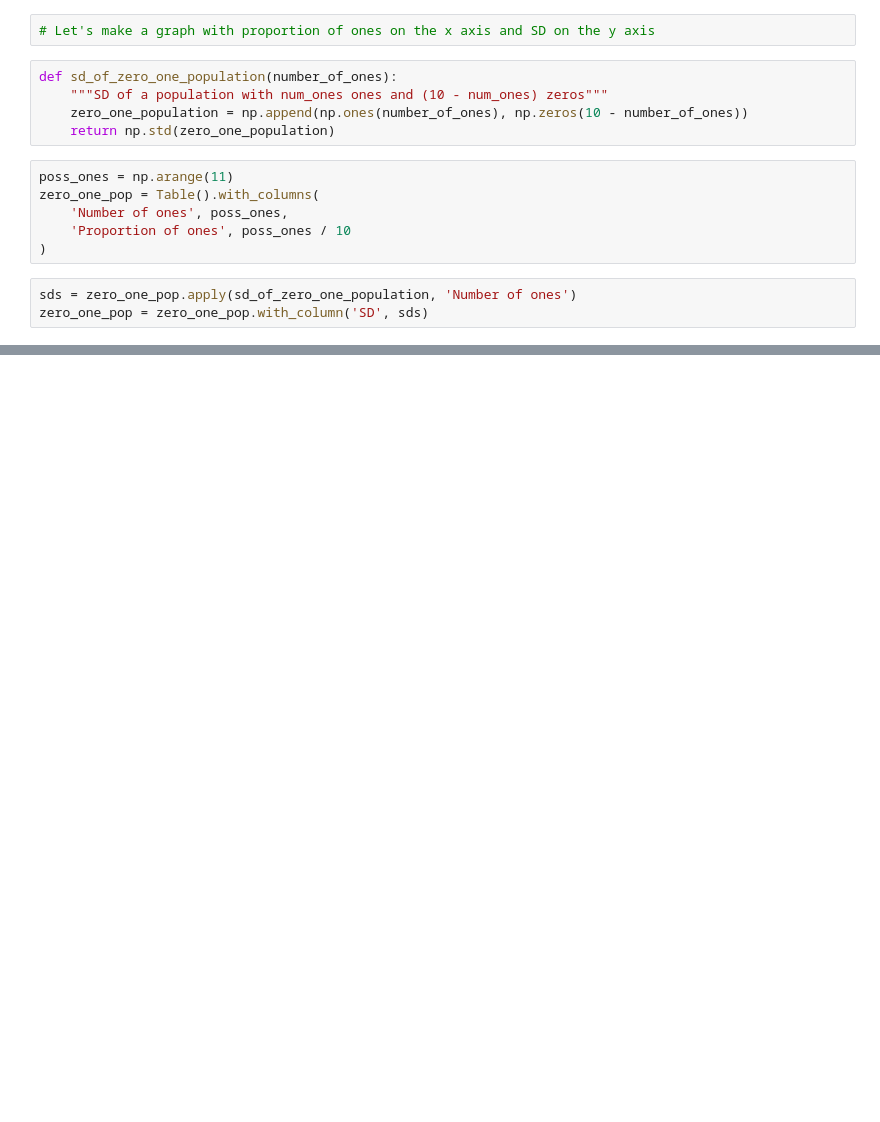
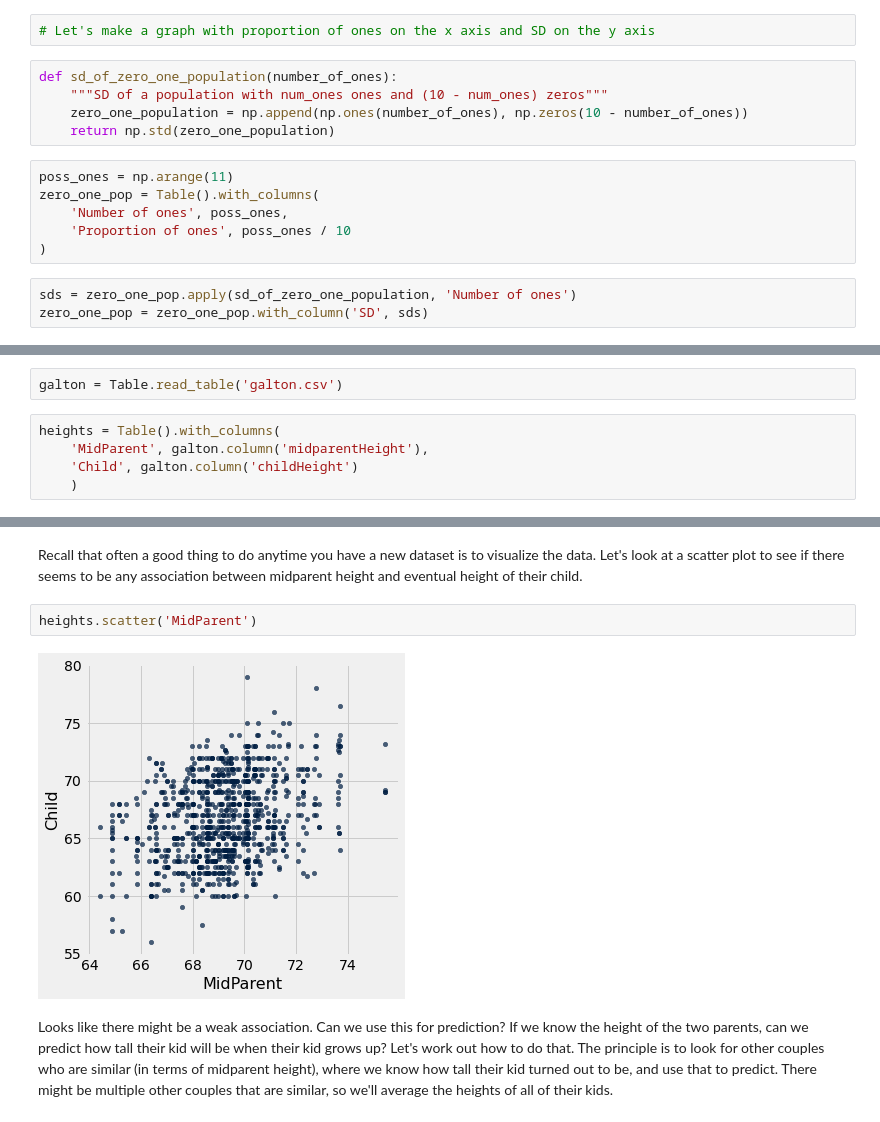
Before and after one commit to Peter-Jantsch/m121-sp21-lecture-demo, a Jupyter notebook: lec23.ipynb, the cells around one changed output, grey strips where cells are left out. Drawn from its saved outputs; the diff is of its cells as text; blank space fills up the shorter version.

```diff
--- a/lec23.ipynb
+++ b/lec23.ipynb
@@ -233,0 +104,7 @@ zero_one_pop.scatter('Proportion of ones', 'SD')
+# %%
+galton = Table.read_table('galton.csv')
+# %%
+heights = Table().with_columns(
+    'MidParent', galton.column('midparentHeight'),
+    'Child', galton.column('childHeight')
+    )
@@ -233,0 +126,8 @@ zero_one_pop.scatter('Proportion of ones', 'SD')
+# %% [markdown]
+Recall that often a good thing to do anytime you have a new dataset is to visualize the data.  Let's look at a scatter plot to see if there seems to be any association between midparent height and eventual height of their child.
+# %%
+heights.scatter('MidParent')
+# %% [output]
+[figure, added]
+# %% [markdown]
+Looks like there might be a weak association.  Can we use this for prediction?  If we know the height of the two parents, can we predict how tall their kid will be when their kid grows up?  Let's work out how to do that.  The principle is to look for other couples who are similar (in terms of midparent height), where we know how tall their kid turned out to be, and use that to predict.  There might be multiple other couples that are similar, so we'll average the heights of all of their kids.
```
Also changed, not shown: parts of 45 cells of this notebook, 1 other file.
